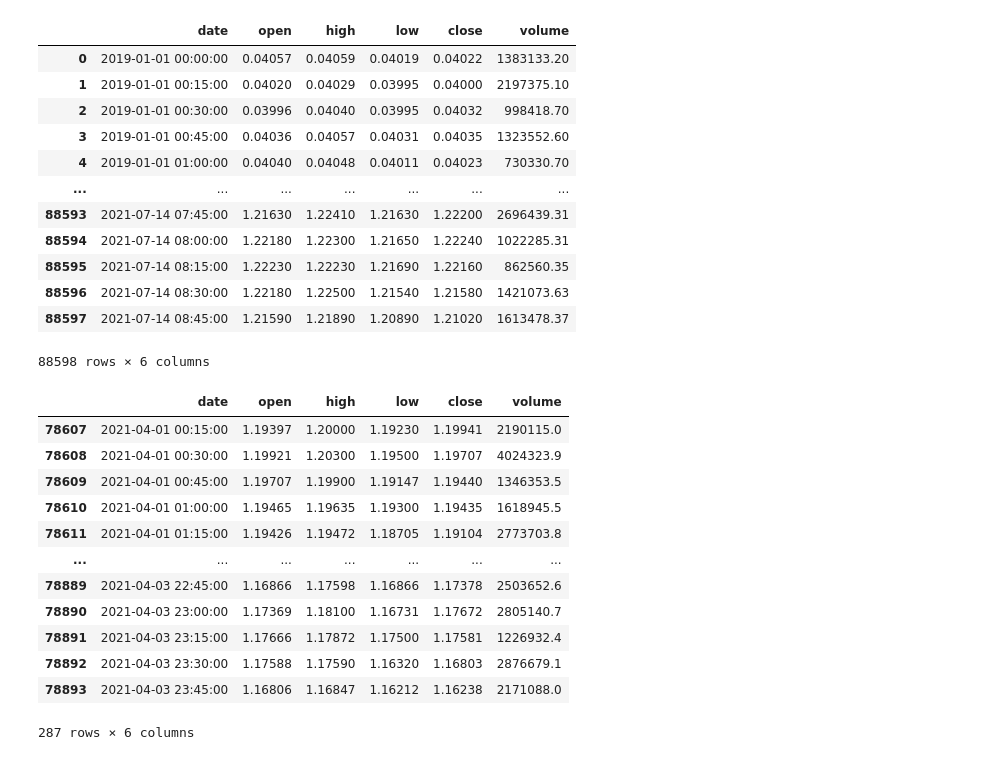
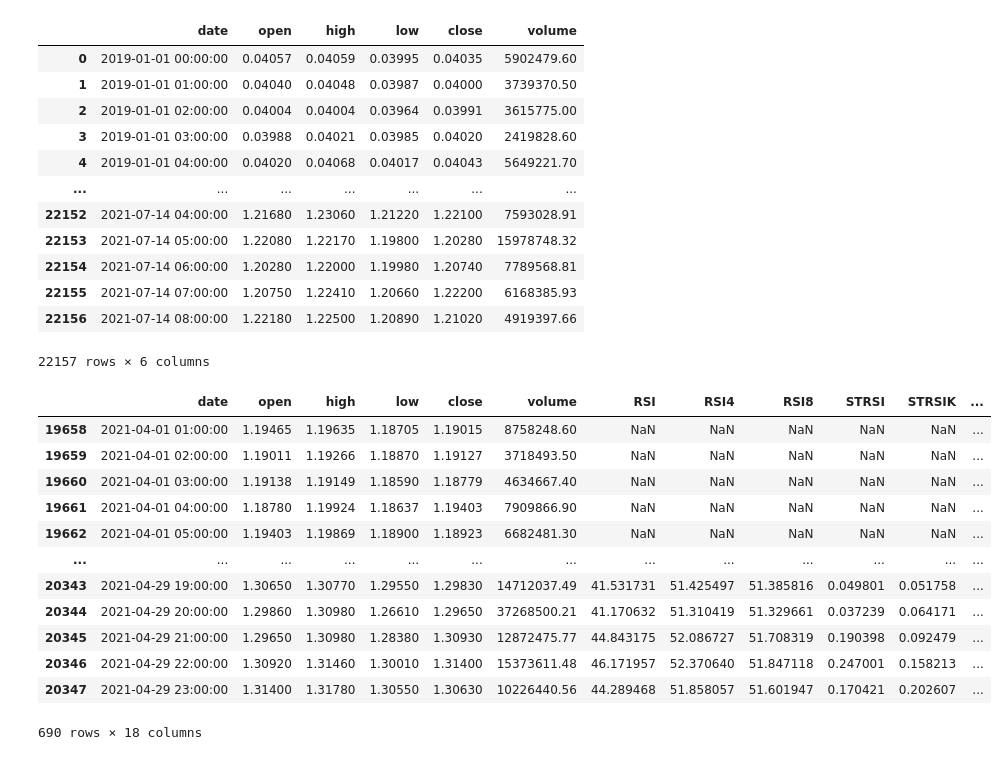
Before and after one commit to hjabbour/ML, a Jupyter notebook: fiblevels.ipynb, the cells around one changed output. Drawn from its saved outputs; the diff is of its cells as text; code cells hidden in the pictures.

```diff
--- a/fiblevels.ipynb
+++ b/fiblevels.ipynb
@@ -12,5 +50,5 @@ ratios
 # %%
-ada15 = pd.read_json('BN-main/ADA_USDT-15m.json')
+ada15 = pd.read_json('BN-main/ADA_USDT-1h.json')
 ada15
 # %% [output]
 |  | 0 | 1 | 2 | 3 | 4 | 5 |
@@ -49,39 +87,56 @@ ada15.date=pd.to_datetime(ada15['date'],unit='ms')
 ada15
 # %% [output]
 |  | date | open | high | low | close | volume |
-| 0 | 2019-01-01 00:00:00 | 0.04057 | 0.04059 | 0.04019 | 0.04022 | 1383133.20 |
-| 1 | 2019-01-01 00:15:00 | 0.04020 | 0.04029 | 0.03995 | 0.04000 | 2197375.10 |
-| 2 | 2019-01-01 00:30:00 | 0.03996 | 0.04040 | 0.03995 | 0.04032 | 998418.70 |
-| 3 | 2019-01-01 00:45:00 | 0.04036 | 0.04057 | 0.04031 | 0.04035 | 1323552.60 |
-| 4 | 2019-01-01 01:00:00 | 0.04040 | 0.04048 | 0.04011 | 0.04023 | 730330.70 |
+| 0 | 2019-01-01 00:00:00 | 0.04057 | 0.04059 | 0.03995 | 0.04035 | 5902479.60 |
+| 1 | 2019-01-01 01:00:00 | 0.04040 | 0.04048 | 0.03987 | 0.04000 | 3739370.50 |
+| 2 | 2019-01-01 02:00:00 | 0.04004 | 0.04004 | 0.03964 | 0.03991 | 3615775.00 |
+| 3 | 2019-01-01 03:00:00 | 0.03988 | 0.04021 | 0.03985 | 0.04020 | 2419828.60 |
+| 4 | 2019-01-01 04:00:00 | 0.04020 | 0.04068 | 0.04017 | 0.04043 | 5649221.70 |
 | ... | ... | ... | ... | ... | ... | ... |
-| 88593 | 2021-07-14 07:45:00 | 1.21630 | 1.22410 | 1.21630 | 1.22200 | 2696439.31 |
-| 88594 | 2021-07-14 08:00:00 | 1.22180 | 1.22300 | 1.21650 | 1.22240 | 1022285.31 |
-| 88595 | 2021-07-14 08:15:00 | 1.22230 | 1.22230 | 1.21690 | 1.22160 | 862560.35 |
-| 88596 | 2021-07-14 08:30:00 | 1.22180 | 1.22500 | 1.21540 | 1.21580 | 1421073.63 |
-| 88597 | 2021-07-14 08:45:00 | 1.21590 | 1.21890 | 1.20890 | 1.21020 | 1613478.37 |
+| 22152 | 2021-07-14 04:00:00 | 1.21680 | 1.23060 | 1.21220 | 1.22100 | 7593028.91 |
+| 22153 | 2021-07-14 05:00:00 | 1.22080 | 1.22170 | 1.19800 | 1.20280 | 15978748.32 |
+| 22154 | 2021-07-14 06:00:00 | 1.20280 | 1.22000 | 1.19980 | 1.20740 | 7789568.81 |
+| 22155 | 2021-07-14 07:00:00 | 1.20750 | 1.22410 | 1.20660 | 1.22200 | 6168385.93 |
+| 22156 | 2021-07-14 08:00:00 | 1.22180 | 1.22500 | 1.20890 | 1.21020 | 4919397.66 |
-88598 rows × 6 columns
+22157 rows × 6 columns
 # %%
 start = pd.to_datetime('2021-04-01')
-end = pd.to_datetime('2021-04-04')
+end = pd.to_datetime('2021-04-30')
 
 
 ada2021 = ada15.loc[(ada15['date']> start)& (ada15['date']< end)].copy()
+ada2021['RSI'] = RSI(ada2021['close'])
+ada2021['RSI4']=RSI(ada2021['close'],56)
+ada2021['RSI8']=RSI(ada2021['close'],112)
+ada2021['STRSI'] = STRSIA(ada2021['close'])[0]
+ada2021['STRSIK'] = STRSIA(ada2021['close'])[1]
+ada2021['STRSID'] = STRSIA(ada2021['close'])[2]
+
+ada2021['STRSI4'] = STRSIA(ada2021['close'],56,12,12)[0]
+ada2021['STRSIK4'] = STRSIA(ada2021['close'],56,12,12)[1]
+ada2021['STRSID4'] = STRSIA(ada2021['close'],56,12,12)[2]
+
+ada2021['STRSI8'] = STRSIA(ada2021['close'],112,24,24)[0]
+ada2021['STRSIK8'] = STRSIA(ada2021['close'],112,24,24)[1]
+ada2021['STRSID8'] = STRSIA(ada2021['close'],112,24,24)[2]
+
+
+
 ada2021
 # %% [output]
-|  | date | open | high | low | close | volume |
-| 78607 | 2021-04-01 00:15:00 | 1.19397 | 1.20000 | 1.19230 | 1.19941 | 2190115.0 |
-| 78608 | 2021-04-01 00:30:00 | 1.19921 | 1.20300 | 1.19500 | 1.19707 | 4024323.9 |
-| 78609 | 2021-04-01 00:45:00 | 1.19707 | 1.19900 | 1.19147 | 1.19440 | 1346353.5 |
-| 78610 | 2021-04-01 01:00:00 | 1.19465 | 1.19635 | 1.19300 | 1.19435 | 1618945.5 |
-| 78611 | 2021-04-01 01:15:00 | 1.19426 | 1.19472 | 1.18705 | 1.19104 | 2773703.8 |
-| ... | ... | ... | ... | ... | ... | ... |
-| 78889 | 2021-04-03 22:45:00 | 1.16866 | 1.17598 | 1.16866 | 1.17378 | 2503652.6 |
-| 78890 | 2021-04-03 23:00:00 | 1.17369 | 1.18100 | 1.16731 | 1.17672 | 2805140.7 |
-| 78891 | 2021-04-03 23:15:00 | 1.17666 | 1.17872 | 1.17500 | 1.17581 | 1226932.4 |
-| 78892 | 2021-04-03 23:30:00 | 1.17588 | 1.17590 | 1.16320 | 1.16803 | 2876679.1 |
-| 78893 | 2021-04-03 23:45:00 | 1.16806 | 1.16847 | 1.16212 | 1.16238 | 2171088.0 |
+|  | date | open | high | low | close | volume | RSI | RSI4 | RSI8 | STRSI | STRSIK | ... |
+| 19658 | 2021-04-01 01:00:00 | 1.19465 | 1.19635 | 1.18705 | 1.19015 | 8758248.60 | NaN | NaN | NaN | NaN | NaN | ... |
+| 19659 | 2021-04-01 02:00:00 | 1.19011 | 1.19266 | 1.18870 | 1.19127 | 3718493.50 | NaN | NaN | NaN | NaN | NaN | ... |
+| 19660 | 2021-04-01 03:00:00 | 1.19138 | 1.19149 | 1.18590 | 1.18779 | 4634667.40 | NaN | NaN | NaN | NaN | NaN | ... |
+| 19661 | 2021-04-01 04:00:00 | 1.18780 | 1.19924 | 1.18637 | 1.19403 | 7909866.90 | NaN | NaN | NaN | NaN | NaN | ... |
+| 19662 | 2021-04-01 05:00:00 | 1.19403 | 1.19869 | 1.18900 | 1.18923 | 6682481.30 | NaN | NaN | NaN | NaN | NaN | ... |
+| ... | ... | ... | ... | ... | ... | ... | ... | ... | ... | ... | ... | ... |
+| 20343 | 2021-04-29 19:00:00 | 1.30650 | 1.30770 | 1.29550 | 1.29830 | 14712037.49 | 41.531731 | 51.425497 | 51.385816 | 0.049801 | 0.051758 | ... |
+| 20344 | 2021-04-29 20:00:00 | 1.29860 | 1.30980 | 1.26610 | 1.29650 | 37268500.21 | 41.170632 | 51.310419 | 51.329661 | 0.037239 | 0.064171 | ... |
+| 20345 | 2021-04-29 21:00:00 | 1.29650 | 1.30980 | 1.28380 | 1.30930 | 12872475.77 | 44.843175 | 52.086727 | 51.708319 | 0.190398 | 0.092479 | ... |
+| 20346 | 2021-04-29 22:00:00 | 1.30920 | 1.31460 | 1.30010 | 1.31400 | 15373611.48 | 46.171957 | 52.370640 | 51.847118 | 0.247001 | 0.158213 | ... |
+| 20347 | 2021-04-29 23:00:00 | 1.31400 | 1.31780 | 1.30550 | 1.30630 | 10226440.56 | 44.289468 | 51.858057 | 51.601947 | 0.170421 | 0.202607 | ... |
-287 rows × 6 columns
+690 rows × 18 columns
 # %%
 #maxlevels = [13,13,13,13,13,13,13]
 #maxlevels = np.array(maxlevels)
```
Also changed, not shown: parts of 14 cells of this notebook.
